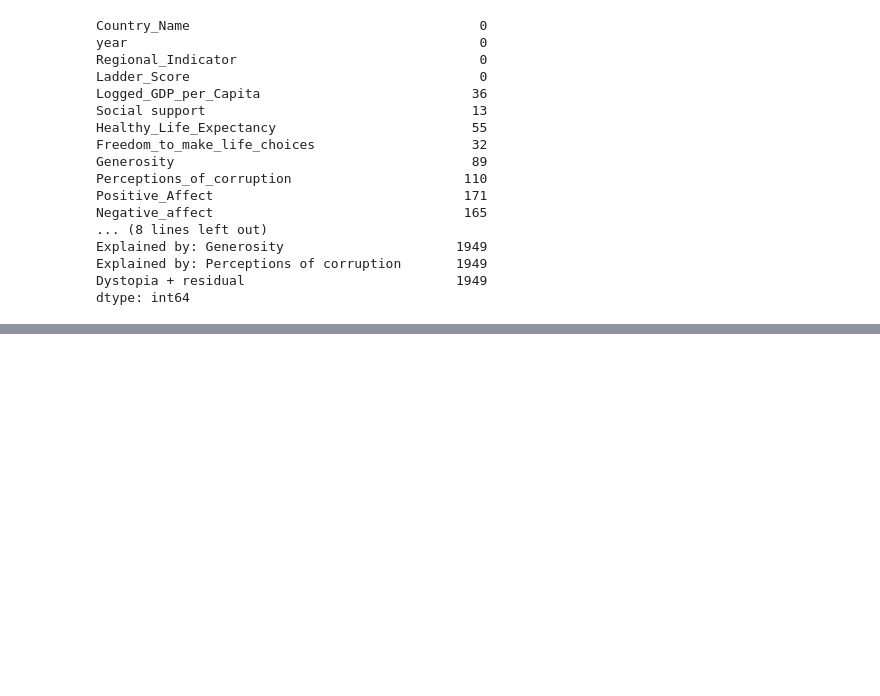
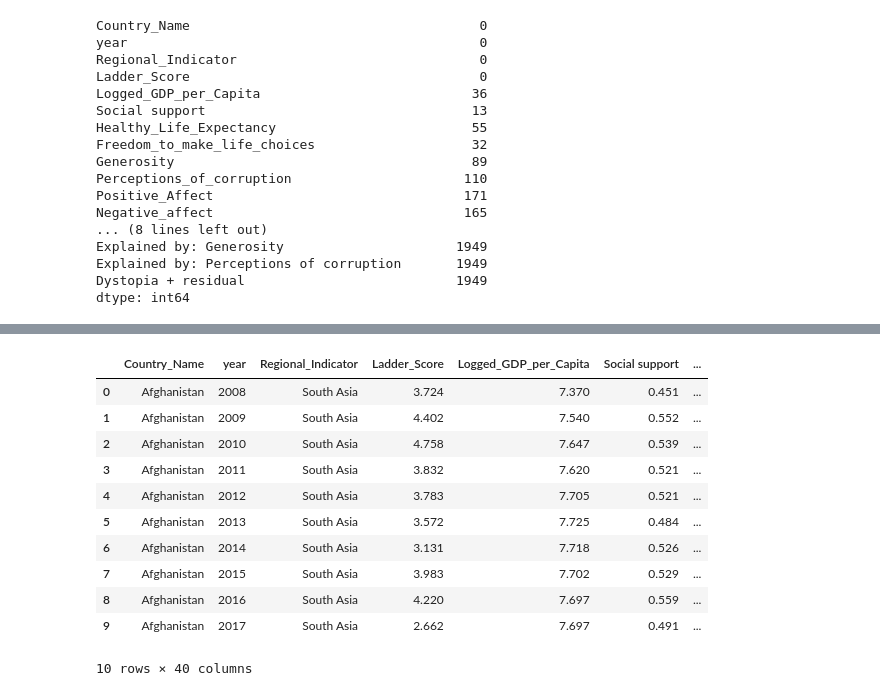
Before and after one commit to gonzalezbrittany/Happiness_Project, a Jupyter notebook: Dataset_Cleanup.ipynb, the cells around one changed output, grey strips where cells are left out. Saved outputs shown, nothing was run; the diff lists cells and outputs as text; code cells hidden in the pictures; blank space fills up the shorter version.

```diff
--- a/Dataset_Cleanup.ipynb
+++ b/Dataset_Cleanup.ipynb
@@ -228,0 +288,16 @@ happiness_scores_alchohol[~happiness_scores_alchohol['both_gender'].isnull()].he
+# %%
+#rename columns
+covid_data_df.rename(columns = {'Country name': 'Country_Name'}, inplace = True)
+covid_data_df.rename(columns = {'Continent': 'Regional_Indicator'}, inplace = True)
+covid_data_df.rename(columns = {'TotalCases': 'COVID_TotalCases'}, inplace = True)
+covid_data_df.rename(columns = {'NewCases': 'COVID_NewCases'}, inplace = True)
+covid_data_df.rename(columns = {'TotalDeaths': 'COVID_TotalDeaths'}, inplace = True)
+covid_data_df.rename(columns = {'NewDeaths': 'COVID_NewDeaths'}, inplace = True)
+covid_data_df.rename(columns = {'TotalRecovered': 'COVID_TotalRecovered'}, inplace = True)
+covid_data_df.rename(columns = {'NewRecovered': 'COVID_NewRecovered'}, inplace = True)
+covid_data_df.rename(columns = {'ActiveCases': 'COVID_ActiveCases'}, inplace = True)
+covid_data_df.rename(columns = {'Serious,Critical': 'COVID_Serious/Critical'}, inplace = True)
+covid_data_df.rename(columns = {'Tot Cases/1M pop': 'COVID_Tot Cases/1M pop'}, inplace = True)
+covid_data_df.rename(columns = {'Deaths/1M pop': 'COVID_Deaths/1M pop'}, inplace = True)
+covid_data_df.rename(columns = {'TotalTests': 'COVID_TotalTests'}, inplace = True)
+covid_data_df.rename(columns = {'Tests/1M pop': 'COVID_Tests/1M pop'}, inplace = True)
@@ -228,0 +315,15 @@ happiness_scores_alchohol[~happiness_scores_alchohol['both_gender'].isnull()].he
+# %%
+happiness_scores_alchohol_covid_df.head(10)
+# %% [output]
+|  | Country_Name | year | Regional_Indicator | Ladder_Score | Logged_GDP_per_Capita | Social support | ... |
+| 0 | Afghanistan | 2008 | South Asia | 3.724 | 7.370 | 0.451 | ... |
+| 1 | Afghanistan | 2009 | South Asia | 4.402 | 7.540 | 0.552 | ... |
+| 2 | Afghanistan | 2010 | South Asia | 4.758 | 7.647 | 0.539 | ... |
+| 3 | Afghanistan | 2011 | South Asia | 3.832 | 7.620 | 0.521 | ... |
+| 4 | Afghanistan | 2012 | South Asia | 3.783 | 7.705 | 0.521 | ... |
+| 5 | Afghanistan | 2013 | South Asia | 3.572 | 7.725 | 0.484 | ... |
+| 6 | Afghanistan | 2014 | South Asia | 3.131 | 7.718 | 0.526 | ... |
+| 7 | Afghanistan | 2015 | South Asia | 3.983 | 7.702 | 0.529 | ... |
+| 8 | Afghanistan | 2016 | South Asia | 4.220 | 7.697 | 0.559 | ... |
+| 9 | Afghanistan | 2017 | South Asia | 2.662 | 7.697 | 0.491 | ... |
+10 rows × 40 columns
```
Also changed, not shown: parts of 92 cells of this notebook.
